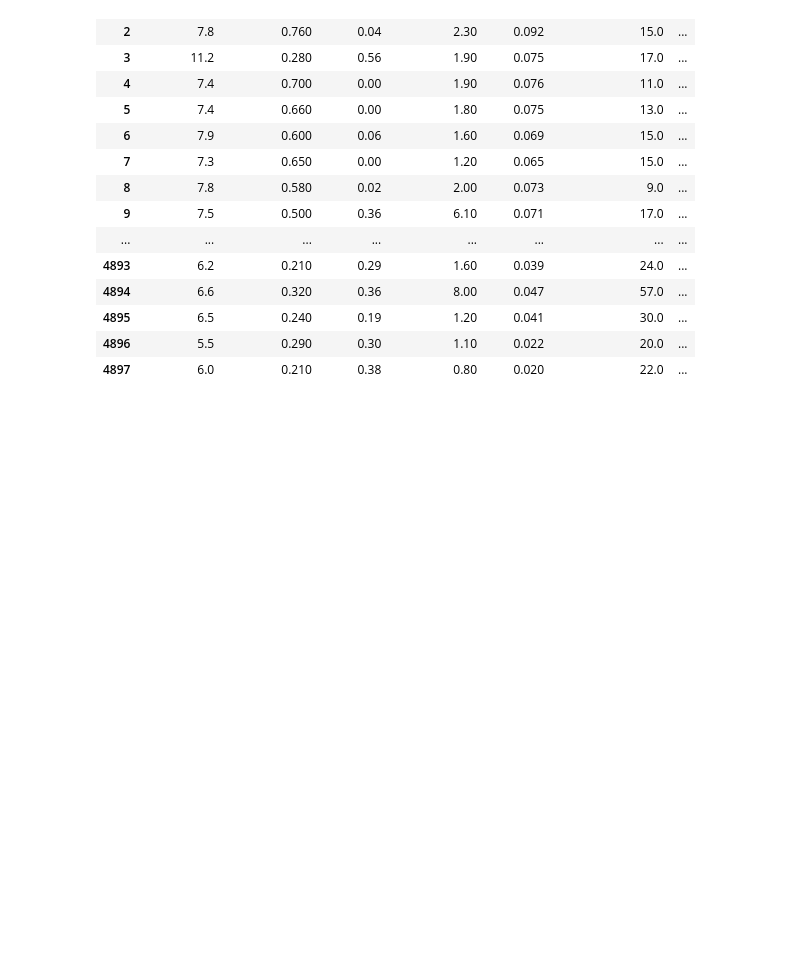
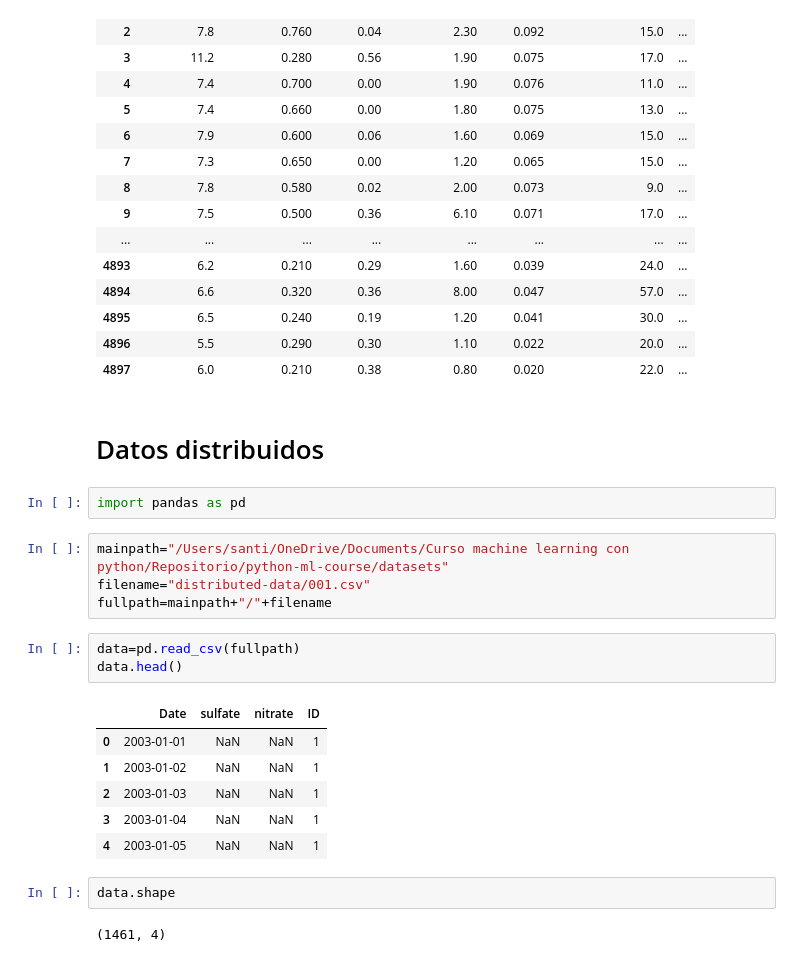
Before and after one commit to santiagoprado12/cursoMLpython, a Jupyter notebook: Concatenacion_de_datos.ipynb, the cells around one changed output. Drawn from its saved outputs; the diff is of its cells as text; blank space fills up the shorter version.

```diff
--- a/Concatenacion_de_datos.ipynb
+++ b/Concatenacion_de_datos.ipynb
@@ -98,3 +98,25 @@ wine_scramble
 | 4895 | 6.5 | 0.240 | 0.19 | 1.20 | 0.041 | 30.0 | ... |
 | 4896 | 5.5 | 0.290 | 0.30 | 1.10 | 0.022 | 20.0 | ... |
 | 4897 | 6.0 | 0.210 | 0.38 | 0.80 | 0.020 | 22.0 | ... |
+# %% [markdown]
+# Datos distribuidos
+# %%
+import pandas as pd
+# %%
+mainpath="/Users/santi/OneDrive/Documents/Curso machine learning con python/Repositorio/python-ml-course/datasets"
+filename="distributed-data/001.csv"
+fullpath=mainpath+"/"+filename
+# %%
+data=pd.read_csv(fullpath)
+data.head()
+# %% [output]
+|  | Date | sulfate | nitrate | ID |
+| 0 | 2003-01-01 | NaN | NaN | 1 |
+| 1 | 2003-01-02 | NaN | NaN | 1 |
+| 2 | 2003-01-03 | NaN | NaN | 1 |
+| 3 | 2003-01-04 | NaN | NaN | 1 |
+| 4 | 2003-01-05 | NaN | NaN | 1 |
+# %%
+data.shape
+# %% [output]
+(1461, 4)
```
Also changed, not shown: parts of 38 cells of this notebook.
